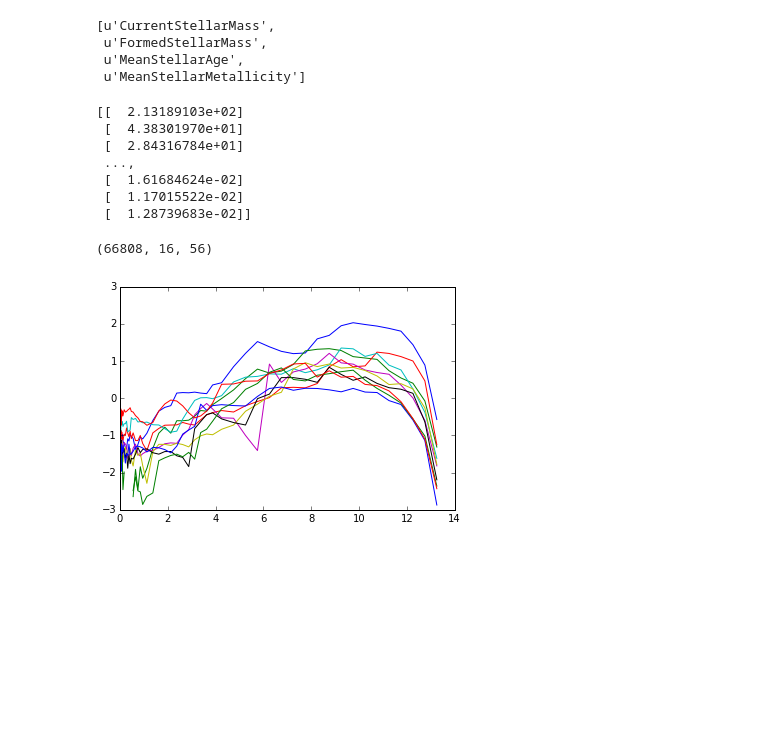
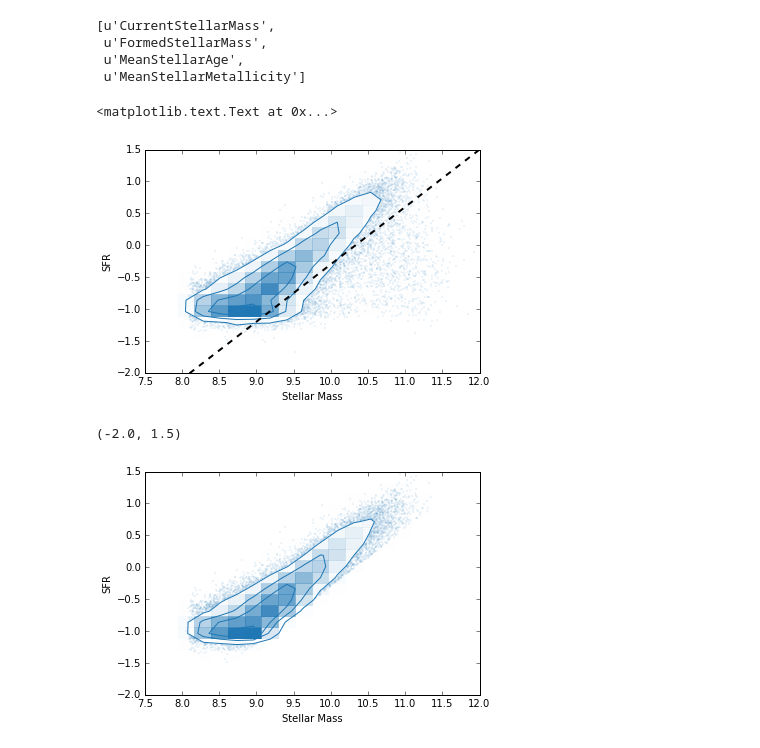
Before and after one commit to changhoonhahn/centralMS, a Jupyter notebook: centralms/notebooks/notes_illustris_sfh.ipynb, the cells around one changed output. Saved outputs shown, nothing was run; the diff lists cells and outputs as text; code cells hidden in the pictures; blank space fills up the shorter version.

Commit message:
illustris SFH figured out

```diff
--- a/centralms/notebooks/notes_illustris_sfh.ipynb
+++ b/centralms/notebooks/notes_illustris_sfh.ipynb
@@ -13,19 +22,6 @@ dat.keys()
  u'MeanStellarAge',
  u'MeanStellarMetallicity']
 # %%
-print dat['CurrentStellarMass'].value
+galpop = {}
+galpop['M*'] = dat['CurrentStellarMass'].value.flatten() * 1e10
-# %% [output]
-[[  2.13189103e+02]
- [  4.38301970e+01]
- [  2.84316784e+01]
- ...,
- [  1.61684624e-02]
- [  1.17015522e-02]
- [  1.28739683e-02]]
-# %%
-# 'FormedStellarMass' is supposedly a 2D grid of SFHs
-sfh_grid = dat['FormedStellarMass'].value
-print sfh_grid.shape
-# %% [output]
-(66808, 16, 56)
 # %%
@@ -32,11 +29,34 @@ print sfh_grid.shape
 t_bins = np.array([0.0, 0.005, 0.015, 0.025, 0.035, 0.045, 0.055, 0.065, 0.075, 0.085, 0.095, 0.125,0.175,0.225,0.275,0.325,0.375,0.425,0.475,0.55,0.65,0.75,0.85,0.95,1.125,1.375,1.625,1.875,2.125,2.375,2.625,2.875,3.125,3.375,3.625,3.875,4.25,4.75,5.25,5.75,6.25,6.75,7.25,7.75,8.25,8.75,9.25,9.75,10.25,10.75,11.25,11.75,12.25,12.75,13.25,13.75])
-# %%
-for i in range(10):
-    # sum along metallicity
-    dm_i = np.sum([sfh_grid[i,j,:] for j in range(sfh_grid.shape[1])], axis=0)
-
-    sfr_i = dm_i[:-1]/(t_bins[1:] - t_bins[:-1])
-    plt.plot(t_bins[:-1], np.log10(sfr_i))
-#plt.xlim([0,13.75])
-# %% [output]
-[figure, removed]
+# %%
+sfh_grid = dat['FormedStellarMass'].value
+sfh_gt = np.sum(sfh_grid, axis=1) # sum up all the metallicities so you have SFH in a grid of galaxies and time
+# %%
+galpop['sfr'] = (1e10 * (sfh_gt[:,0] + sfh_gt[:,1])/(0.015 * 1e9)).flatten() # 'current' SFR averaged over the last 0.015 Gyr
+
+fig = plt.figure()
+sub = fig.add_subplot(111)
+DFM.hist2d(np.log10(galpop['M*']), np.log10(galpop['sfr']), range=[[7.5, 12.], [-2., 1.5]], color='#1F77B4')
+m_arr = np.arange(6., 12.1, 0.1)
+sub.plot(m_arr, 0.9 * (m_arr - 10.5) + 0.15, c='k', lw=2, ls='--')
+sub.set_xlabel('Stellar Mass')
+sub.set_ylabel('SFR')
+# %% [output]
+<matplotlib.text.Text at 0x...>
+[figure, added]
+# %%
+logm = np.log10(galpop['M*'])
+logsfr = np.log10(galpop['sfr'])
+
+sfrcut = 0.9 * (logm - 10.5) + 0.15
+is_SF = np.where(logsfr > sfrcut)
+
+fig = plt.figure()
+sub = fig.add_subplot(111)
+DFM.hist2d(logm[is_SF], logsfr[is_SF], range=[[7.5, 12.], [-2., 1.5]], color='#1F77B4')
+sub.set_xlabel('Stellar Mass')
+sub.set_xlim([7.5, 12.])
+sub.set_ylabel('SFR')
+sub.set_ylim([-2., 1.5])
+# %% [output]
+(-2.0, 1.5)
+[figure, added]
```
Also changed, not shown: parts of 8 cells of this notebook.
